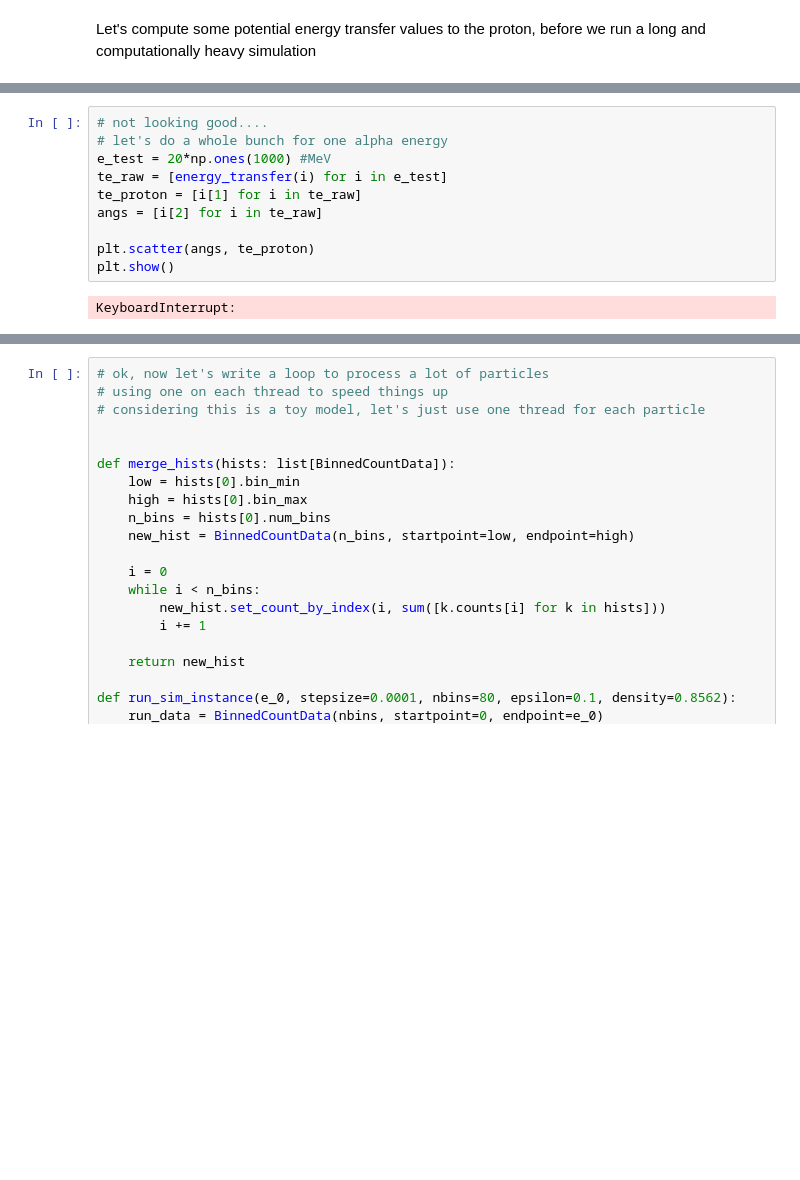
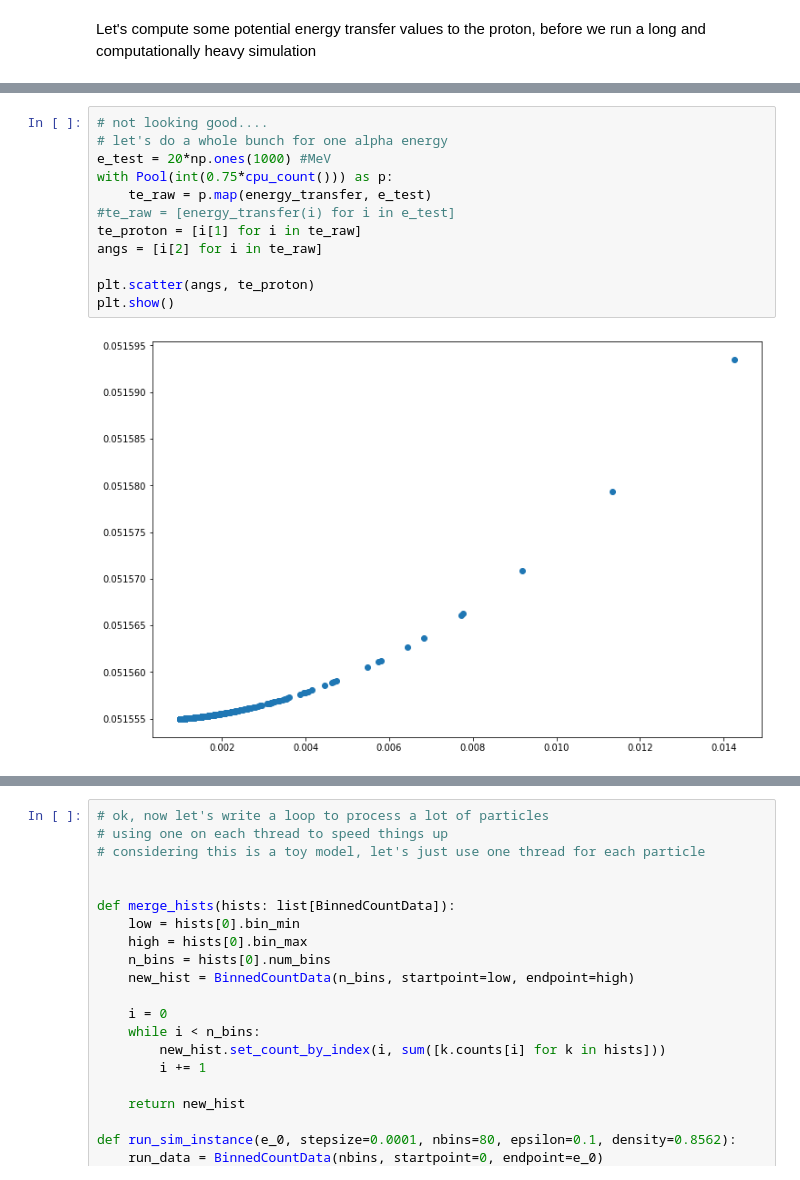
Before and after one commit to ddrobner/scatteringsim, a Jupyter notebook: scatteringsim.ipynb, the cells around one changed output, grey strips where cells are left out. Cells and saved outputs as stored; diff of their text form; blank space fills up the shorter version.

```diff
--- a/scatteringsim.ipynb
+++ b/scatteringsim.ipynb
@@ -407,12 +405,14 @@ plt.show()
 # %%
 # not looking good....
 # let's do a whole bunch for one alpha energy
 e_test = 20*np.ones(1000) #MeV
-te_raw = [energy_transfer(i) for i in e_test]
+with Pool(int(0.75*cpu_count())) as p:
+    te_raw = p.map(energy_transfer, e_test)
+#te_raw = [energy_transfer(i) for i in e_test]
 te_proton = [i[1] for i in te_raw]
 angs = [i[2] for i in te_raw]
 
 plt.scatter(angs, te_proton)
 plt.show()
 # %% [output]
-KeyboardInterrupt:
+[figure, added]
```
Also changed, not shown: parts of 4 cells of this notebook.
